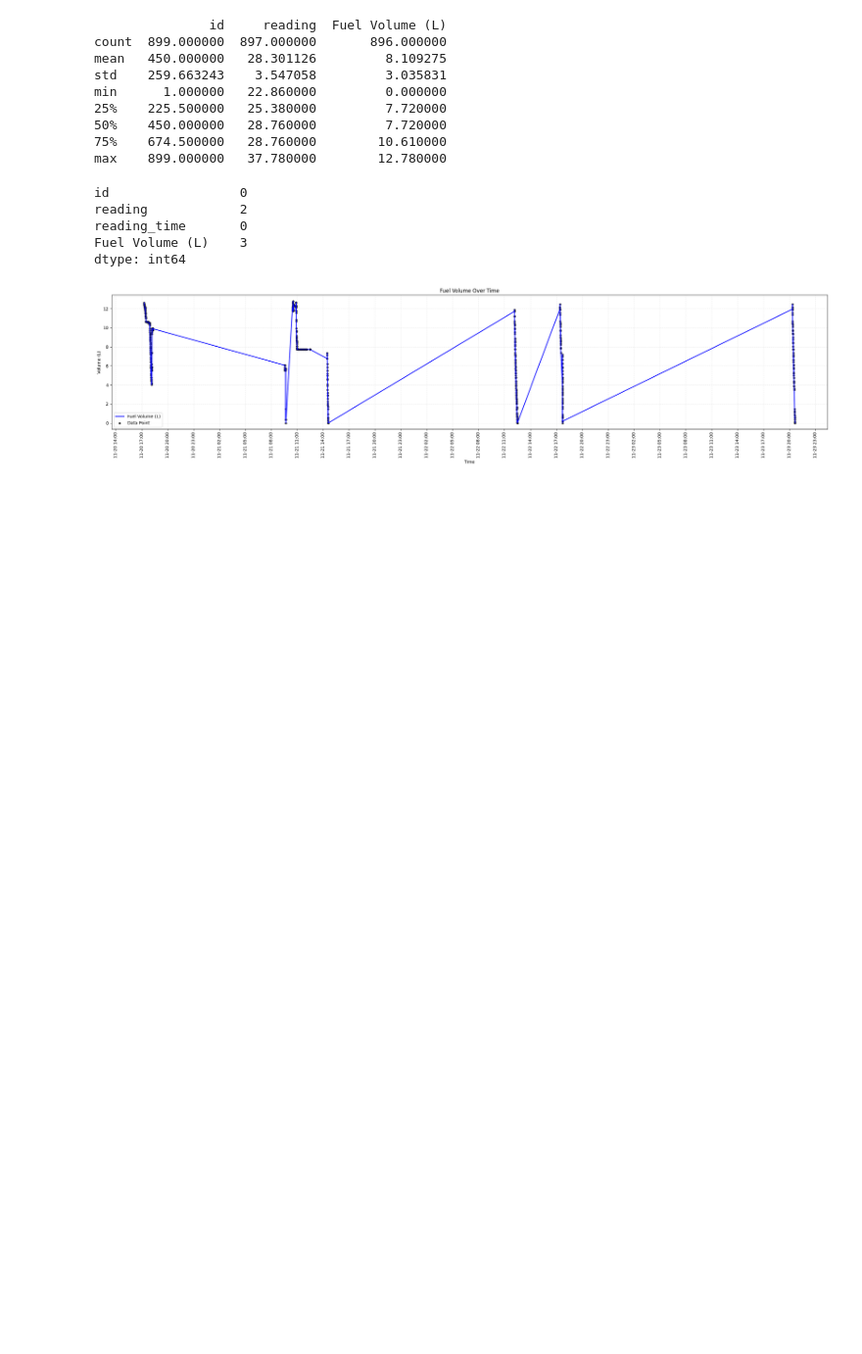
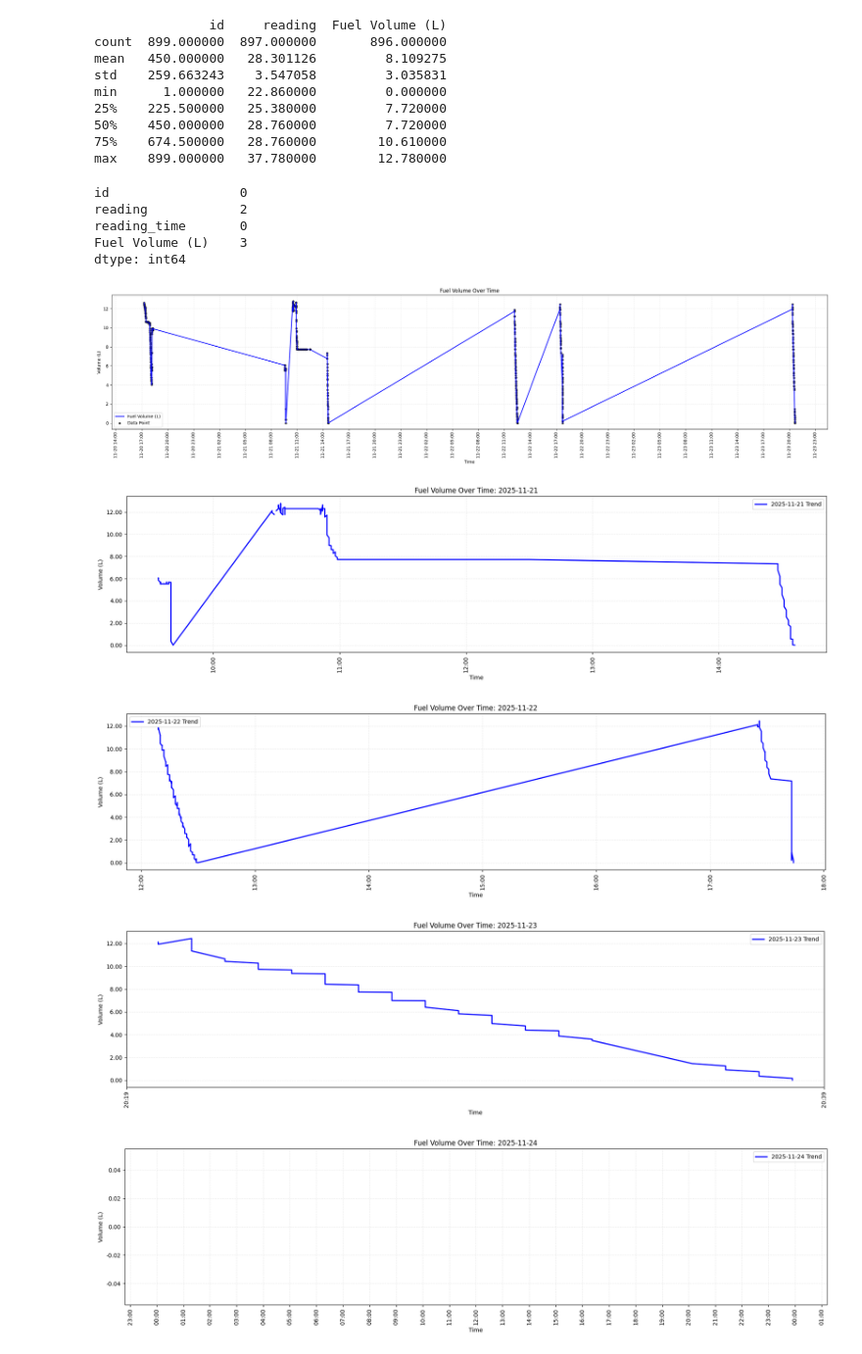
Before and after one commit to SenuraUpesh2002/Research-Project-SLIIT, a Jupyter notebook: model_training/Anomaly_Detection.ipynb, the cells around one changed output. Shown: that part at 98% size. Cells and saved outputs as stored; diff of their text form; code cells hidden in the pictures; blank space fills up the shorter version.

Commit message:
Updated visualization charts

```diff
--- a/model_training/Anomaly_Detection.ipynb
+++ b/model_training/Anomaly_Detection.ipynb
@@ -162,5 +163,46 @@ plt.tight_layout()
 plt.show()
 # %% [output]
 [figure]
+# %%
+import pandas as pd
+import matplotlib.pyplot as plt
+import matplotlib.dates as mdates
+import matplotlib.ticker as ticker
+
+# Load and preprocess the data
+df = pd.read_csv('records.csv')
+df['Fuel Volume (L)'] = pd.to_numeric(df['Fuel Volume (L)'], errors='coerce')
+df['reading_time'] = pd.to_datetime(df['reading_time'], errors='coerce')
+df = df.sort_values(['reading_time', 'id'])
+
+days_of_interest = ['2025-11-21', '2025-11-22', '2025-11-23', '2025-11-24']
+
+for date_str in days_of_interest:
+    day_mask = df['reading_time'].dt.strftime('%Y-%m-%d') == date_str
+    day_df = df[day_mask]
+
+    plt.figure(figsize=(18, 5))
+    # Line graph: connects data points
+    plt.plot(day_df['reading_time'], day_df['Fuel Volume (L)'],
+             color='blue', linewidth=2, label=f'{date_str} Trend')
+    plt.title(f'Fuel Volume Over Time: {date_str}')
+    plt.xlabel('Time')
+    plt.ylabel('Volume (L)')
+    plt.legend()
+
+    plt.gca().xaxis.set_major_locator(mdates.HourLocator())
+    plt.gca().xaxis.set_major_formatter(mdates.DateFormatter('%H:%M'))
+
+    plt.gca().yaxis.set_major_formatter(ticker.FormatStrFormatter('%.2f'))
+
+    plt.xticks(rotation=90)
+    plt.grid(True, which='both', linestyle='--', alpha=0.25)
+    plt.tight_layout()
+    plt.show()
+# %% [output]
+[figure, added]
+[figure, added]
+[figure, added]
+[figure, added]
 # %%
 df['volume_diff'] = df['Fuel Volume (L)'].diff()
```
Also changed, not shown: parts of 30 cells of this notebook.
